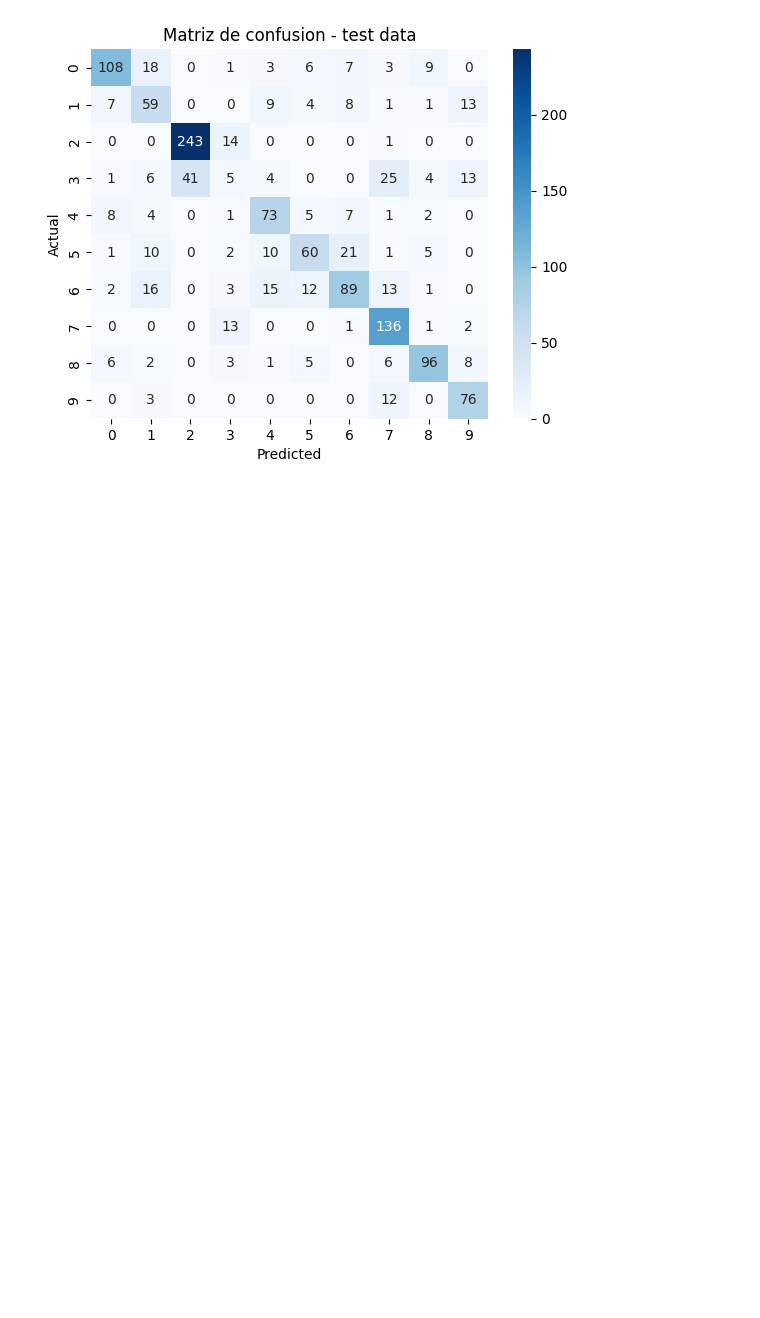
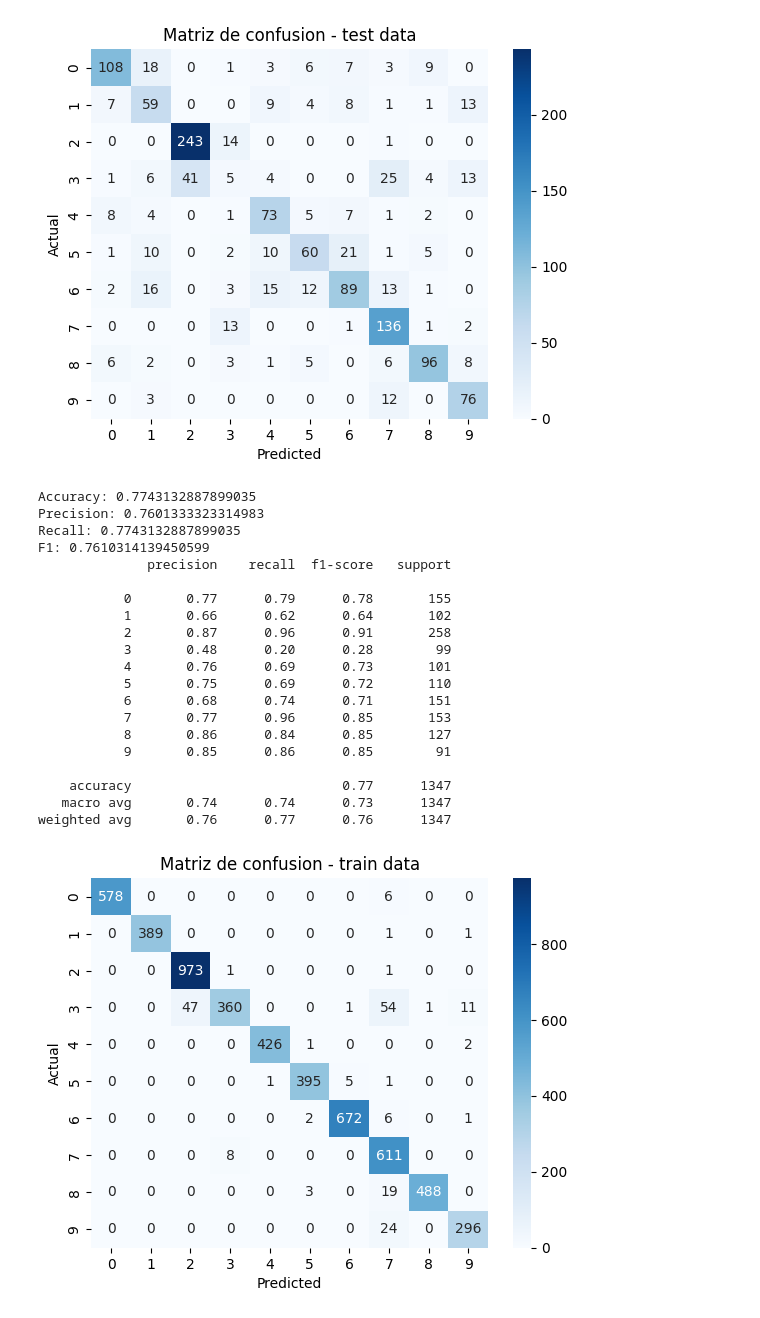
Before and after one commit to BenjaSar/ApMaqI, a Jupyter notebook: TP_ApM1.ipynb, the cells around one changed output. Cells and saved outputs as stored; diff of their text form; code cells hidden in the pictures; blank space fills up the shorter version.

```diff
--- a/TP_ApM1.ipynb
+++ b/TP_ApM1.ipynb
@@ -380,6 +380,12 @@ def evaluar(y_test, y_train, y_pred, y_pred_is):
 # Se seleccionaron 12 features basandonos en top 20 por MI y luego eliminando features correlacionadas entre si (Spearman)
 features = ['Plates Special', 'Bricks', 'Duplo, Quatro and Primo', 'Minifig Accessories', 'gris', 'Bricks Sloped', 'negro',
             'Transportation - Land', 'Technic Pins', 'rojo', 'amarillo', 'Bars, Ladders and Fences']
+# %%
+data = pd.read_csv("./data/df_encoded.csv")
+data.rename(columns={'0': 'themes'}, inplace=True)
+cols = data.columns.tolist()
+cols = [cols[-1]] + cols[:-1]
+data = data[cols]
 # %%
 # Dividir el conjunto de datos en características (X) y etiquetas (y)
 X = data[features]
@@ -436,3 +442,33 @@ F1: 0.6852758679734551
 weighted avg       0.68      0.70      0.69      1347
 [figure]
 [figure]
+# %%
+model = xgb.XGBClassifier(random_state=42)
+model.fit(X_train, y_train)
+y_pred = model.predict(X_test)
+y_pred_is = model.predict(X_train)
+
+# Métricas de evaluación
+evaluar(y_test, y_train, y_pred, y_pred_is)
+# %% [output]
+Accuracy: 0.7743132887899035
+Precision: 0.7601333323314983
+Recall: 0.7743132887899035
+F1: 0.7610314139450599
+              precision    recall  f1-score   support
+
+           0       0.77      0.79      0.78       155
+           1       0.66      0.62      0.64       102
+           2       0.87      0.96      0.91       258
+           3       0.48      0.20      0.28        99
+           4       0.76      0.69      0.73       101
+           5       0.75      0.69      0.72       110
+           6       0.68      0.74      0.71       151
+           7       0.77      0.96      0.85       153
+           8       0.86      0.84      0.85       127
+           9       0.85      0.86      0.85        91
+
+    accuracy                           0.77      1347
+   macro avg       0.74      0.74      0.73      1347
+weighted avg       0.76      0.77      0.76      1347
+[figure, added]
```
Also changed, not shown: parts of 1 cell of this notebook.
